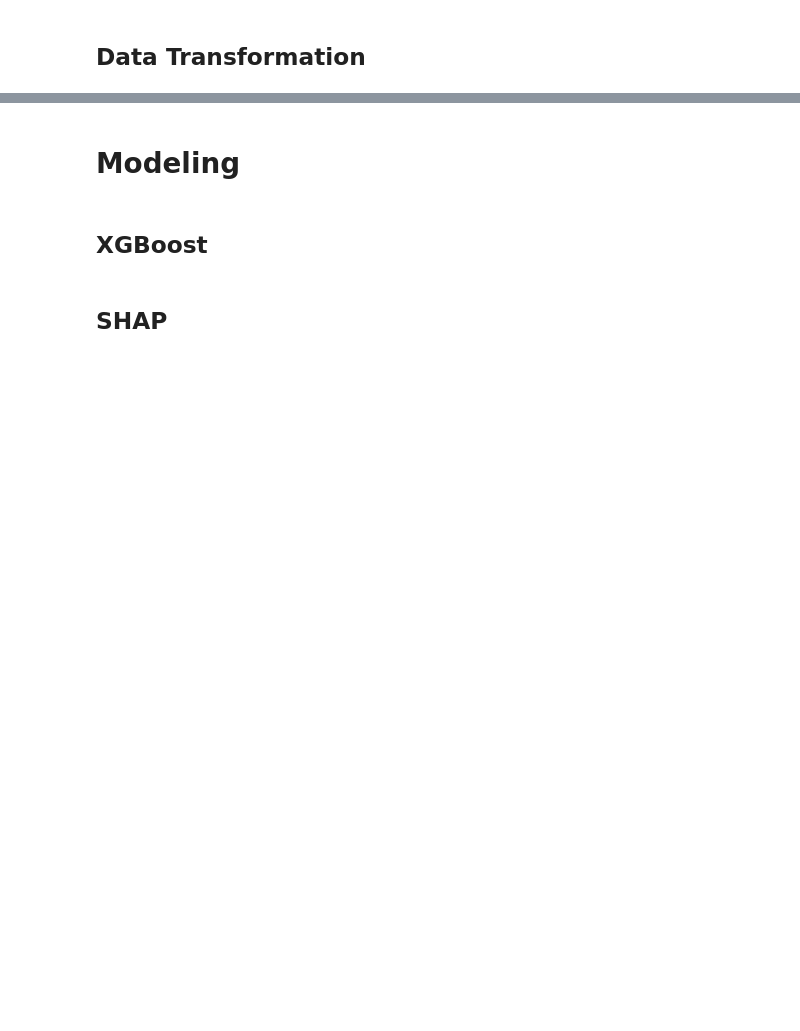
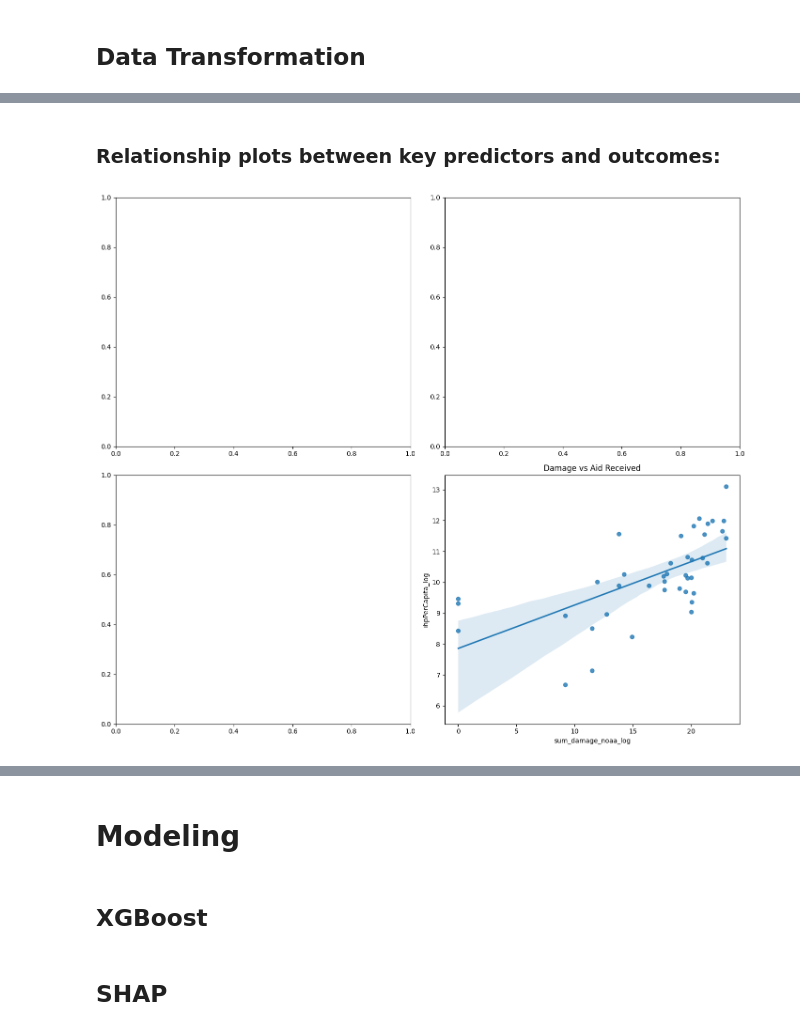
Before and after one commit to ex-pr/projects, a Jupyter notebook: research_paper/Code_research_paper.ipynb, the cells around one changed output, grey strips where cells are left out. Cells and saved outputs as stored; diff of their text form; code cells hidden in the pictures; blank space fills up the shorter version.

```diff
--- a/research_paper/Code_research_paper.ipynb
+++ b/research_paper/Code_research_paper.ipynb
@@ -2214,10 +1287,10 @@ chas_race_df_cols = chas_race_df_cols[columns_to_keep]
 
 #Choose counties as in FEMA data
 chas_race_df_cols['county'] = chas_race_df_cols['name'].str.replace(' County, Texas', ' (County)')
-chas_race_df_cols = chas_race_df_cols[chas_race_df_cols['county'].isin(owners_df_county['county'])]
+chas_race_df_cols = chas_race_df_cols[chas_race_df_cols['county'].isin(owners_df_cols['county'])]
 chas_race_df_cols = chas_race_df_cols.drop(columns=['name'])
 
-chas_race_df_cols.head(), chas_race_df_cols.info(), chas_race_df_cols.describe()
+chas_race_df_cols.head(), chas_race_df_cols.info()
 
 # Owner race percentages
 # chas_race_df_cols['owner_pct_white'] = chas_race_df_cols['T9_est3'] / chas_race_df_cols['T9_est2']
@@ -2372,0 +1816,9 @@ memory usage: 624.0+ bytes
+# %%
+# Merge county_df with hud_hrs  and NRIS
+hud_hrs = hud_score_df[['county', 'HVS_PCA']].copy()
+county_df = county_df.merge(hud_hrs, on='county', how='outer')
+
+nris = nri_vars[['county', 'NRIS_PCA']].copy()
+county_df = county_df.merge(nris, on='county', how='outer')
+
+county_df.head(), county_df.info()
@@ -2626,0 +3234,15 @@ memory usage: 6.2+ KB
+# %% [markdown]
+### Relationship plots between key predictors and outcomes:
+# %%
+#Scatter plots with regression lines
+fig, axes = plt.subplots(2, 2, figsize=(14, 12))
+axes = axes.flatten()
+
+#Relationship between damage and aid
+sns.regplot(x='sum_damage_noaa_log', y='ihpPerCapita_log', data=county_df, ax=axes[3])
+axes[3].set_title('Damage vs Aid Received')
+
+plt.tight_layout()
+plt.show()
+# %% [output]
+[figure, added]
```
Also changed, not shown: parts of 99 cells of this notebook, 1 other file.
